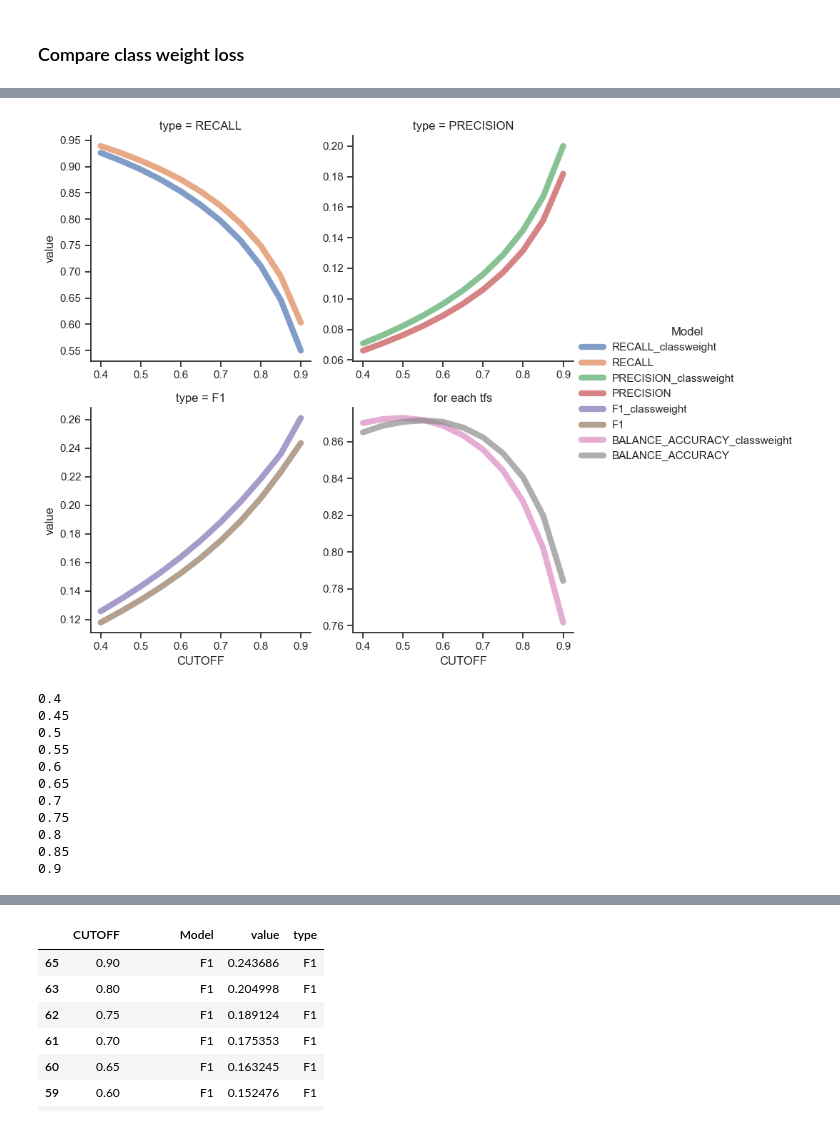
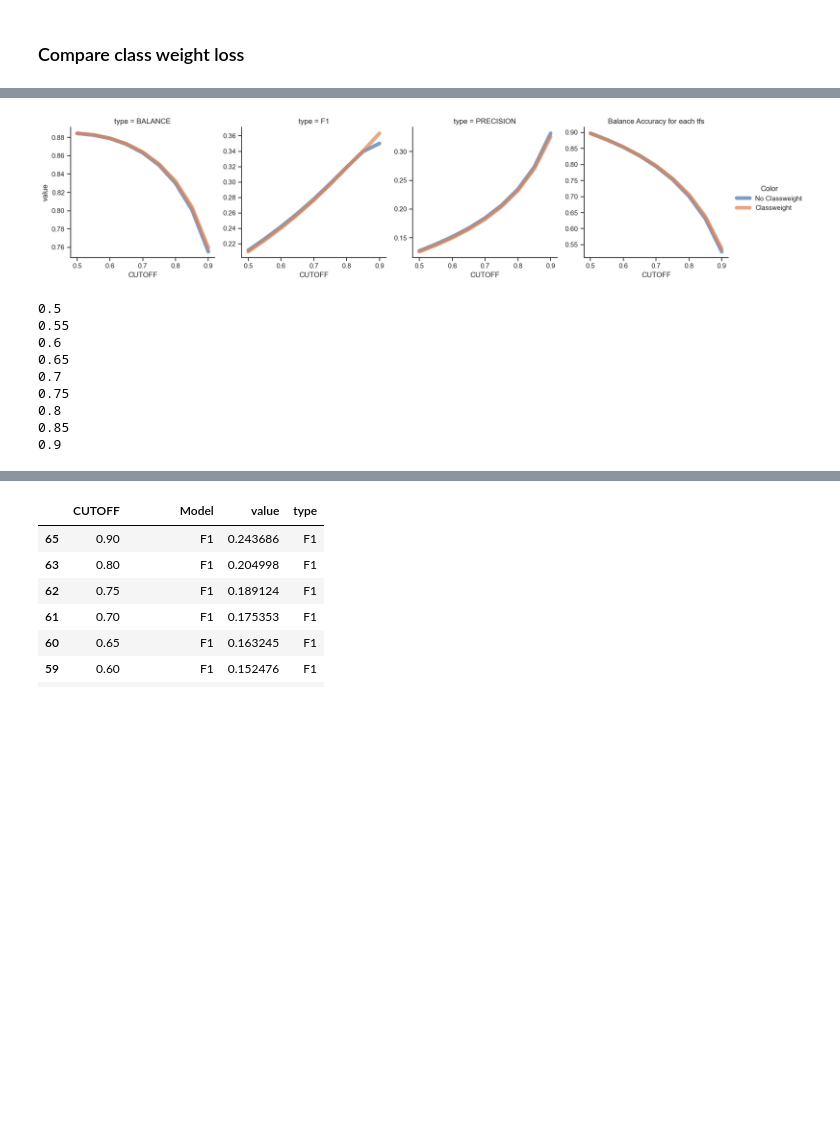
Before and after one commit to cmf1997/tfnet, a Jupyter notebook: others.ipynb, the cells around one changed output, grey strips where cells are left out. Saved outputs shown, nothing was run; the diff lists cells and outputs as text; code cells hidden in the pictures; blank space fills up the shorter version.

Commit message:
plot

```diff
--- a/others.ipynb
+++ b/others.ipynb
@@ -637,5 +632,8 @@ KeyboardInterrupt:
+# %%
+targets_array_weight, ori_predict_array_weight ,predict_array_weight = read_predict("results/model_compare_GM12878/TFNet3_GM12878.eval.tsv.gz")
+targets_array_noweight, ori_predict_array_noweight ,predict_array_noweight = read_predict("results/model_compare_GM12878/TFNet3_GM12878_noweight.eval.tsv.gz")
 # %%
-pre_cutoffs = [0.4, 0.45, 0.5, 0.55, 0.6, 0.65, 0.7, 0.75, 0.8, 0.85, 0.9]
+pre_cutoffs = [0.5, 0.55, 0.6, 0.65, 0.7, 0.75, 0.8, 0.85, 0.9]
 
 cutoffs = []
 
@@ -676,39 +662,43 @@ for cutoff in pre_cutoffs:
 # %%
 #palette = ['#DC143C', '#4169E1','#ff69b4']
 cutoff_data = pd.DataFrame({"CUTOFF" : cutoffs,
                         "RECALL_classweight":recall_weight,
                         "RECALL" : recall_noweight,
 
                         "PRECISION_classweight" : precision_weight,
                         "PRECISION" : precision_noweight,
 
                         "F1_classweight": f1_weight,
                         "F1" : f1_noweight,
 
                         "BALANCE_ACCURACY_classweight" : balanced_accuracy_weight,
                         "BALANCE_ACCURACY" : balanced_accuracy_noweight,
                         })
 
 cutoff_data = cutoff_data.melt(id_vars=['CUTOFF'],var_name="Model", value_name="value")
 cutoff_data['type'] = [ i.split("_")[0] for i in cutoff_data['Model'].tolist() ]
-
+cutoff_data['Color'] = [ "Classweight" if i.endswith("classweight") else "No Classweight" for i in cutoff_data['Model'] ]
+cutoff_data = cutoff_data.sort_values("Color", ascending=False)
 # ---------------------- plot ---------------------- #
 sns.relplot(
     data=cutoff_data,
     x="CUTOFF", y="value",
-    hue="Model",
+    #hue="Model",
+    hue="Color",
     kind='line',
-    col="type", col_wrap=2,
+    col="type", col_wrap=4,
     #palette=palette[:2],
     height=4,
     aspect=1,
     lw=6, alpha = 0.7,
     facet_kws={'sharey': False, 'sharex': False}
 )
-plt.title("for each tfs")
-plt.savefig("results/model.TBiNet.compare.GM12878.weight.pdf")
+plt.title("Balance Accuracy for each tfs")
+#plt.text(x=0.6, y=0.8,s="ClassWeight")
+#plt.text(x=0.6, y=0.77,s="No ClassWeight")
+plt.savefig("results/model.TFNet.compare.GM12878.weight.pdf")
 # %% [output]
-[figure, old version]
+[figure, new version]
 # %%
 
 each_predict_balanced_accuracy_weight = []
@@ -722,8 +712,6 @@ for cutoff in pre_cutoffs:
     each_predict_balanced_accuracy_weight.append(get_mean_balanced_accuracy_score(targets_array_weight[targets_array_weight.sum(axis=1) >= 1], ori_predict_array_weight[targets_array_weight.sum(axis=1) >= 1], axis = 0, cutoff=cutoff))
     each_predict_balanced_accuracy_noweight.append(get_mean_balanced_accuracy_score(targets_array_noweight[targets_array_noweight.sum(axis=1) >= 1], ori_predict_array_noweight[targets_array_noweight.sum(axis=1) >= 1], axis = 0, cutoff=cutoff))
 # %% [output]
-0.4
-0.45
 0.5
 0.55
 0.6
```
Also changed, not shown: parts of 3 cells of this notebook.
